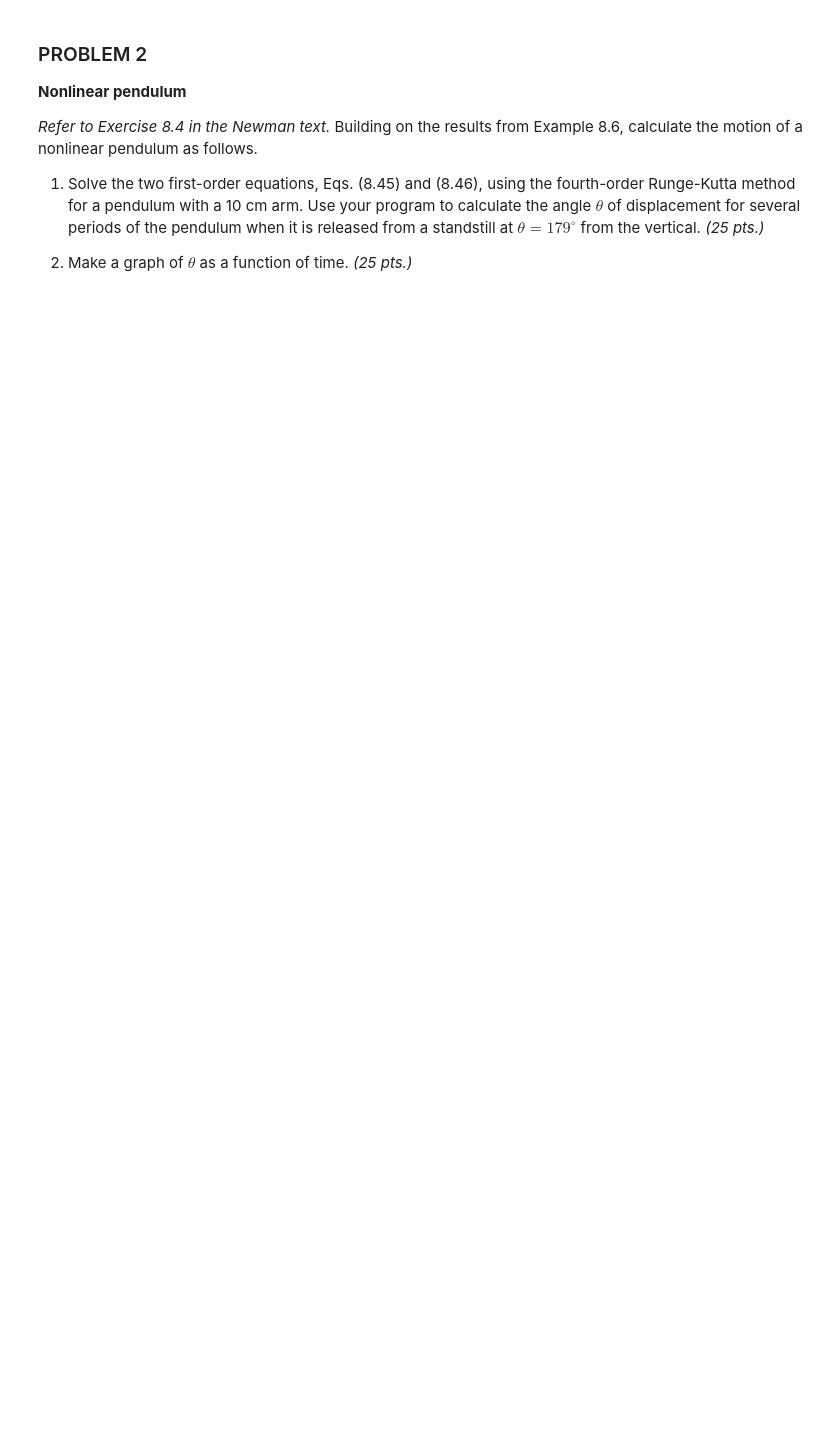
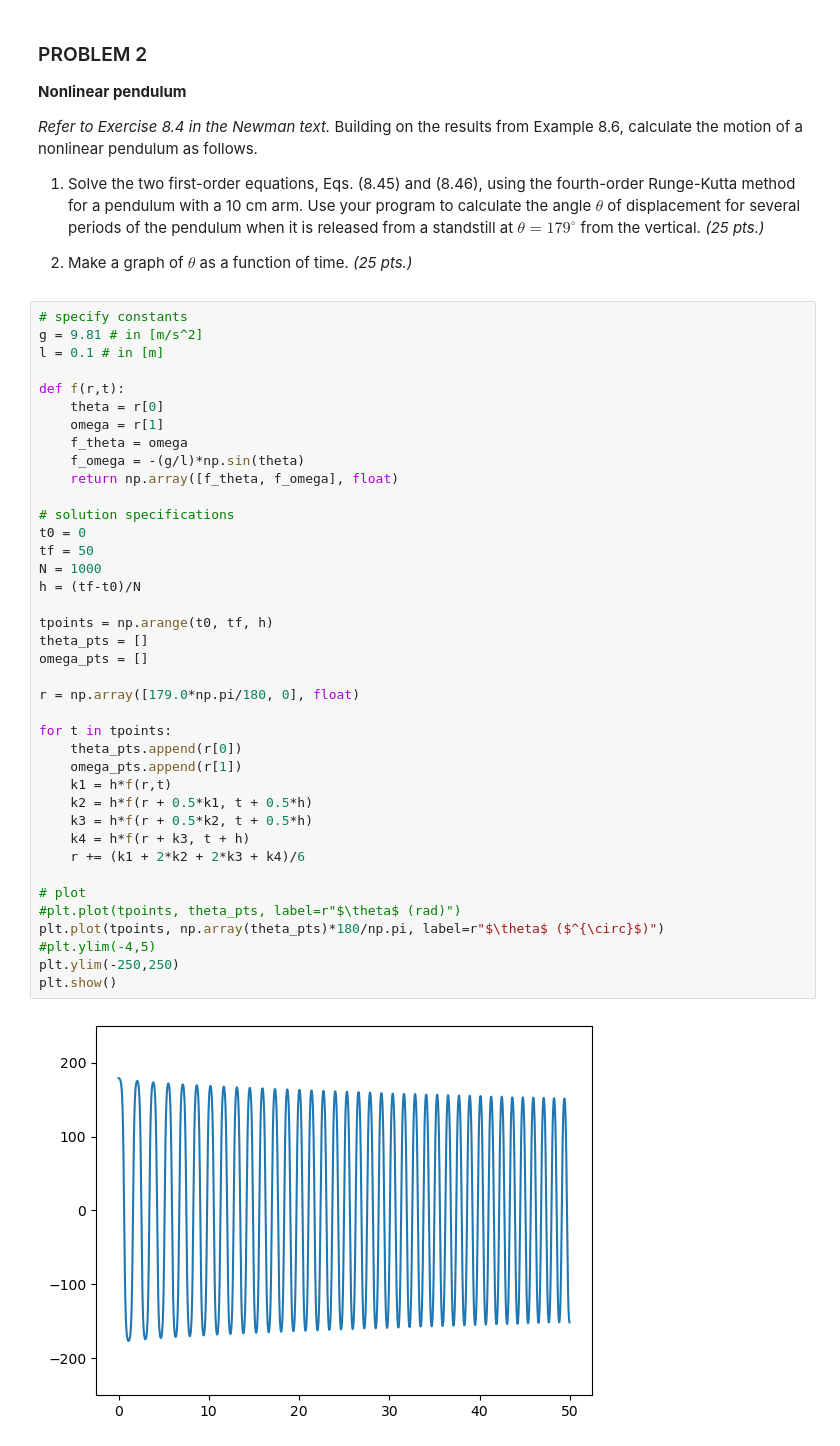
Before and after one commit to gcfbelinario/Applied-Physics-155, a Jupyter notebook: lab_assignment_module4_key.ipynb, the cells around one changed output. Drawn from its saved outputs; the diff is of its cells as text; blank space fills up the shorter version.

```diff
--- a/lab_assignment_module4_key.ipynb
+++ b/lab_assignment_module4_key.ipynb
@@ -58,3 +108,44 @@ _Refer to Exercise 8.4 in the Newman text._ Building on the results from Example
 1. Solve the two first-order equations, Eqs. (8.45) and (8.46), using the fourth-order Runge-Kutta method for a pendulum with a 10 cm arm. Use your program to calculate the angle $\theta$ of displacement for several periods of the pendulum when it is released from a standstill at $\theta = 179^\circ$ from the vertical. *(25 pts.)*
 
 2. Make a graph of $\theta$ as a function of time. *(25 pts.)*
+# %%
+# specify constants
+g = 9.81 # in [m/s^2]
+l = 0.1 # in [m]
+
+def f(r,t):
+    theta = r[0]
+    omega = r[1]
+    f_theta = omega
+    f_omega = -(g/l)*np.sin(theta)
+    return np.array([f_theta, f_omega], float)
+
+# solution specifications
+t0 = 0
+tf = 50
+N = 1000
+h = (tf-t0)/N
+
+tpoints = np.arange(t0, tf, h)
+theta_pts = []
+omega_pts = []
+
+r = np.array([179.0*np.pi/180, 0], float)
+
+for t in tpoints:
+    theta_pts.append(r[0])
+    omega_pts.append(r[1])
+    k1 = h*f(r,t)
+    k2 = h*f(r + 0.5*k1, t + 0.5*h)
+    k3 = h*f(r + 0.5*k2, t + 0.5*h)
+    k4 = h*f(r + k3, t + h)
+    r += (k1 + 2*k2 + 2*k3 + k4)/6
+
+# plot
+#plt.plot(tpoints, theta_pts, label=r"$\theta$ (rad)")
+plt.plot(tpoints, np.array(theta_pts)*180/np.pi, label=r"$\theta$ ($^{\circ}$)")
+#plt.ylim(-4,5)
+plt.ylim(-250,250)
+plt.show()
+# %% [output]
+[figure, added]
```
Also changed, not shown: parts of 4 cells of this notebook.
